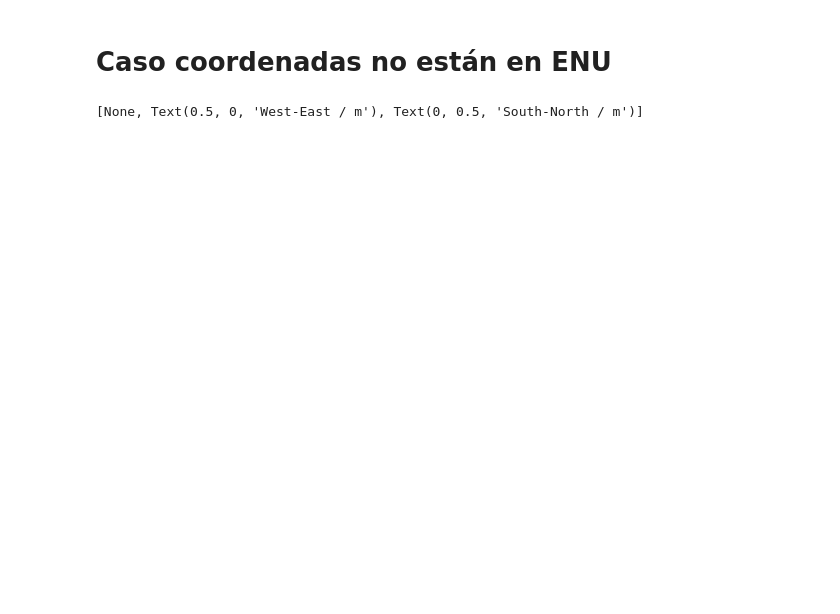
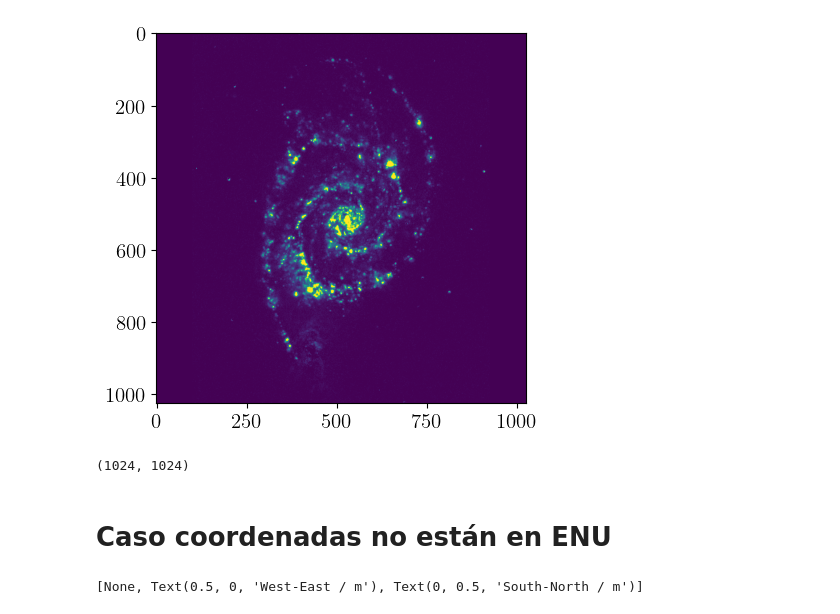
Before and after one commit to MatiasColil/API_Interferometry, a Jupyter notebook: jupyter notebook/interferometer-Copy1.ipynb, the cells around one changed output. Saved outputs shown, nothing was run; the diff lists cells and outputs as text; code cells hidden in the pictures; blank space fills up the shorter version.

```diff
--- a/jupyter notebook/interferometer-Copy1.ipynb
+++ b/jupyter notebook/interferometer-Copy1.ipynb
@@ -117,6 +119,23 @@ def coverage(baselines, HA, dec):
 # %%
 antenna_config_path = r"C:\Users\matia\Desktop\B\casa-6.5.5-21-py3.8\lib\py\lib\python3.8\site-packages\casadata\__data__\alma\simmos"
 dtype=[('x','f4'),('y','f4'),('z','f4'),('D','f4'),('id','S5')]
+# %%
+m51ha = fits.open('M51ha.fits')
+datos_imagen = m51ha[0].data
+m51ha.close()
+plt.imshow(datos_imagen)
+plt.show()
+
+fft_m51ha = np.fft.fft2(datos_imagen)
+ffts_m51ha = np.fft.fftshift(fft_m51ha)
+ff = np.abs(np.log(ffts_m51ha))
+pix = datos_imagen.shape[0]
+# %% [output]
+[figure, added]
+# %%
+datos_imagen.shape
+# %% [output]
+(1024, 1024)
 # %% [markdown]
 # Caso coordenadas no están en ENU
 # %%
```
Also changed, not shown: parts of 25 cells of this notebook, 10 other files.
